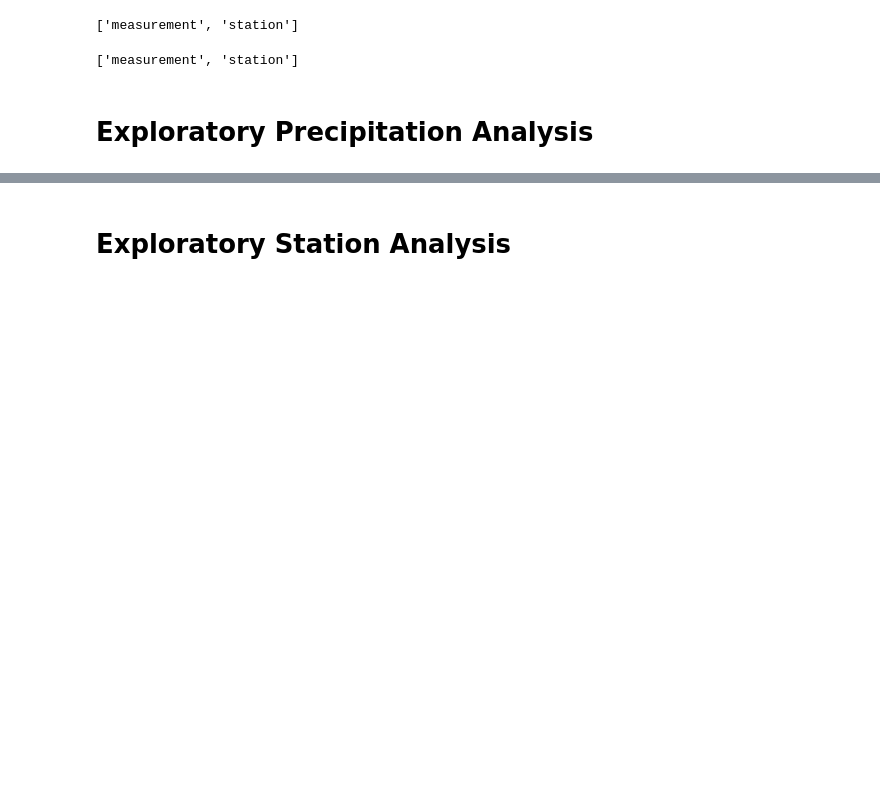
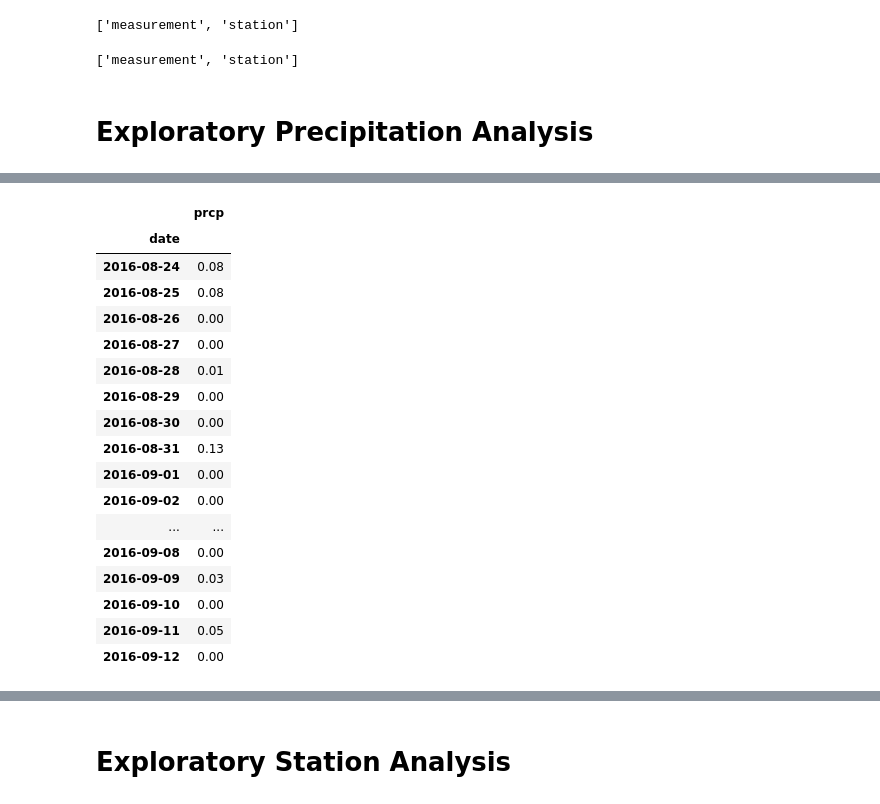
Before and after one commit to GrimmettDS/sqlalchemy-challenge, a Jupyter notebook: climate_starter.ipynb, the cells around one changed output, grey strips where cells are left out. Cells and saved outputs as stored; diff of their text form; code cells hidden in the pictures; blank space fills up the shorter version.

```diff
--- a/climate_starter.ipynb
+++ b/climate_starter.ipynb
@@ -63,0 +105,29 @@ session = Session(engine)
+# %%
+# Save the query results as a Pandas DataFrame and set the index to the date column
+rain_df = pd.DataFrame(rain_data, columns=['date', 'prcp'])
+rain_df['date'] = pd.to_datetime(rain_df['date'], format='%Y-%m-%d')
+rain_df.set_index('date', inplace=True)
+#rain_df.head()
+
+# Sort the dataframe by date
+rain_df.sort_values(by='date', ascending=True)
+rain_df.head(20)
+# %% [output]
+|  | prcp |
+| date |  |
+| 2016-08-24 | 0.08 |
+| 2016-08-25 | 0.08 |
+| 2016-08-26 | 0.00 |
+| 2016-08-27 | 0.00 |
+| 2016-08-28 | 0.01 |
+| 2016-08-29 | 0.00 |
+| 2016-08-30 | 0.00 |
+| 2016-08-31 | 0.13 |
+| 2016-09-01 | 0.00 |
+| 2016-09-02 | 0.00 |
+| ... | ... |
+| 2016-09-08 | 0.00 |
+| 2016-09-09 | 0.03 |
+| 2016-09-10 | 0.00 |
+| 2016-09-11 | 0.05 |
+| 2016-09-12 | 0.00 |
```
Also changed, not shown: parts of 13 cells of this notebook.
